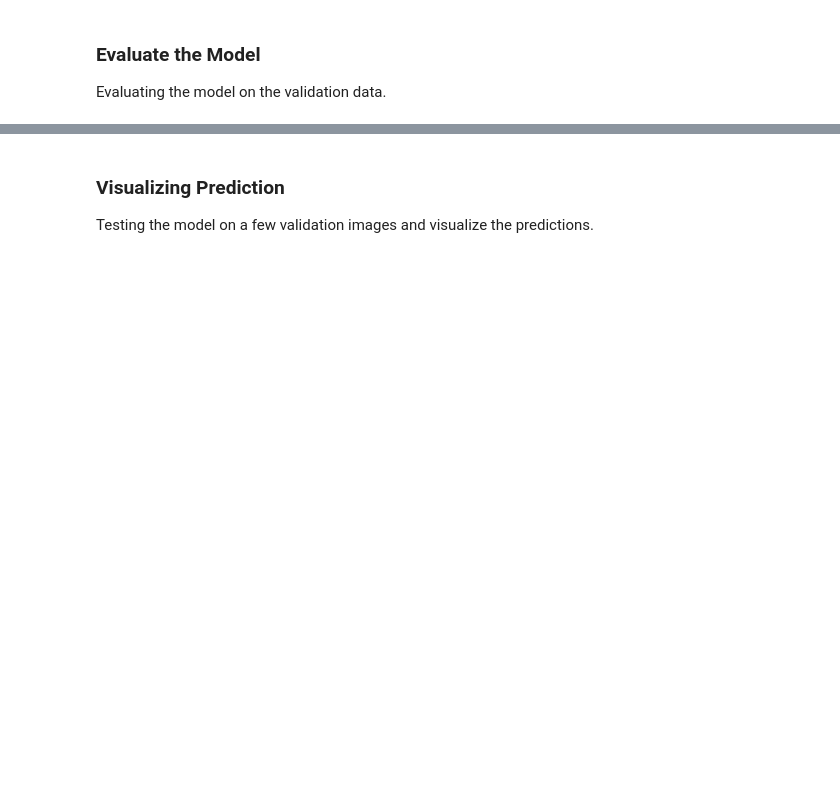
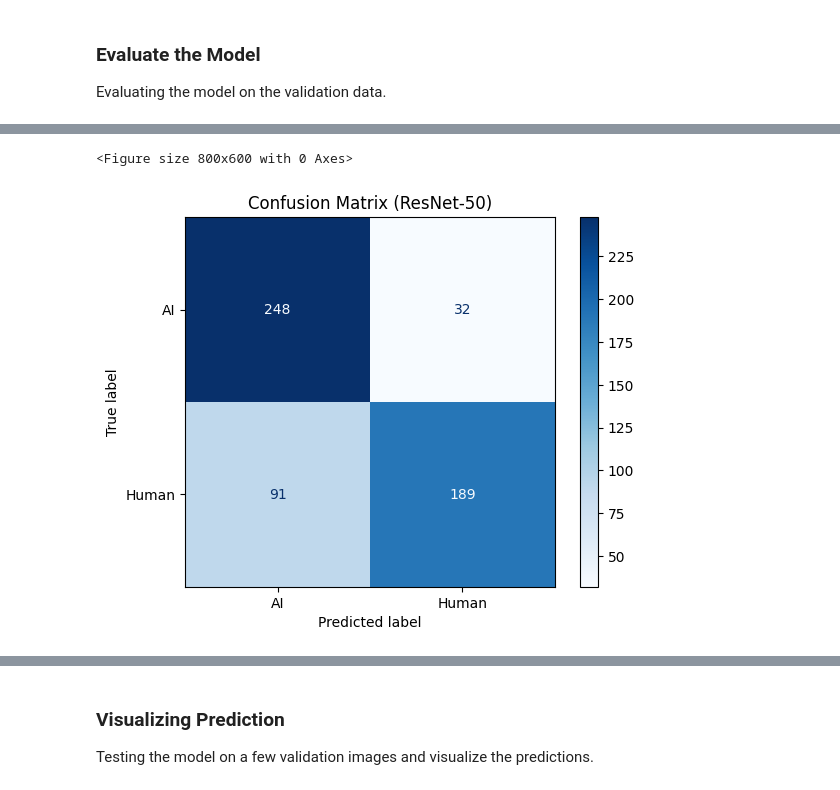
Before and after one commit to MominaSiddiq/AI_Generated_vs_HumanCreated_Sketches, a Jupyter notebook: AI_vs_Human_sketches_.ipynb, the cells around one changed output, grey strips where cells are left out. Cells and saved outputs as stored; diff of their text form; code cells hidden in the pictures; blank space fills up the shorter version.

```diff
--- a/AI_vs_Human_sketches_.ipynb
+++ b/AI_vs_Human_sketches_.ipynb
@@ -639,0 +623,21 @@ plt.show()
+# %%
+# Initialize true and predicted labels
+y_true = []
+y_pred = []
+
+# Iterate through the test dataset to generate predictions
+for images, labels in test_data:
+    preds = model.predict(images)  # Get predictions
+    y_true.extend(labels.numpy())  # Append true labels
+    y_pred.extend((preds > 0.5).astype(int).flatten())  # Threshold predictions
+
+# Confusion matrix
+cm = confusion_matrix(y_true, y_pred)
+disp = ConfusionMatrixDisplay(confusion_matrix=cm, display_labels=["AI", "Human"])
+
+# Plot
+plt.figure(figsize=(8, 6))
+disp.plot(cmap='Blues', values_format='d')
+plt.title("Confusion Matrix (ResNet-50)")
+plt.show()
+# %% [output]
@@ -639,0 +662,2 @@ plt.show()
+<Figure size 800x600 with 0 Axes>
+[figure, added]
```
Also changed, not shown: parts of 24 cells of this notebook.
